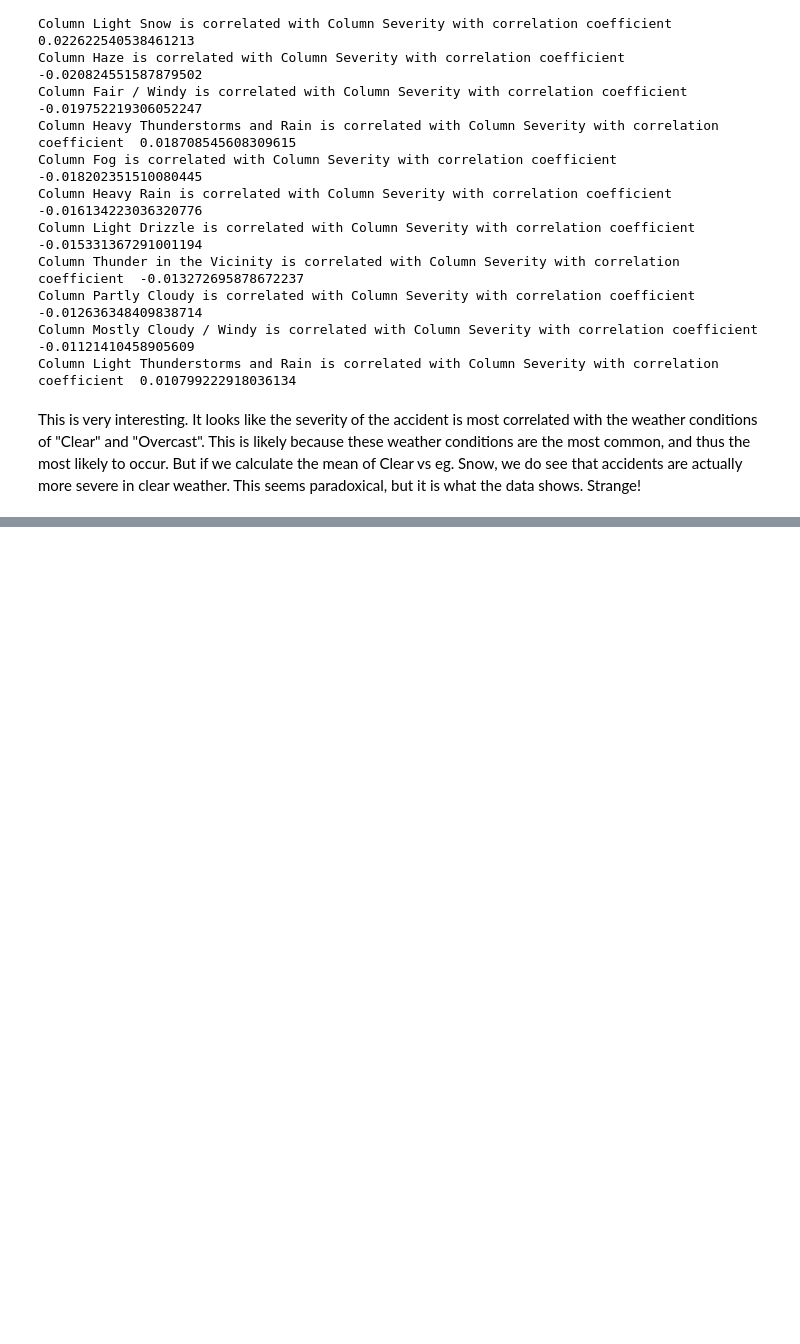
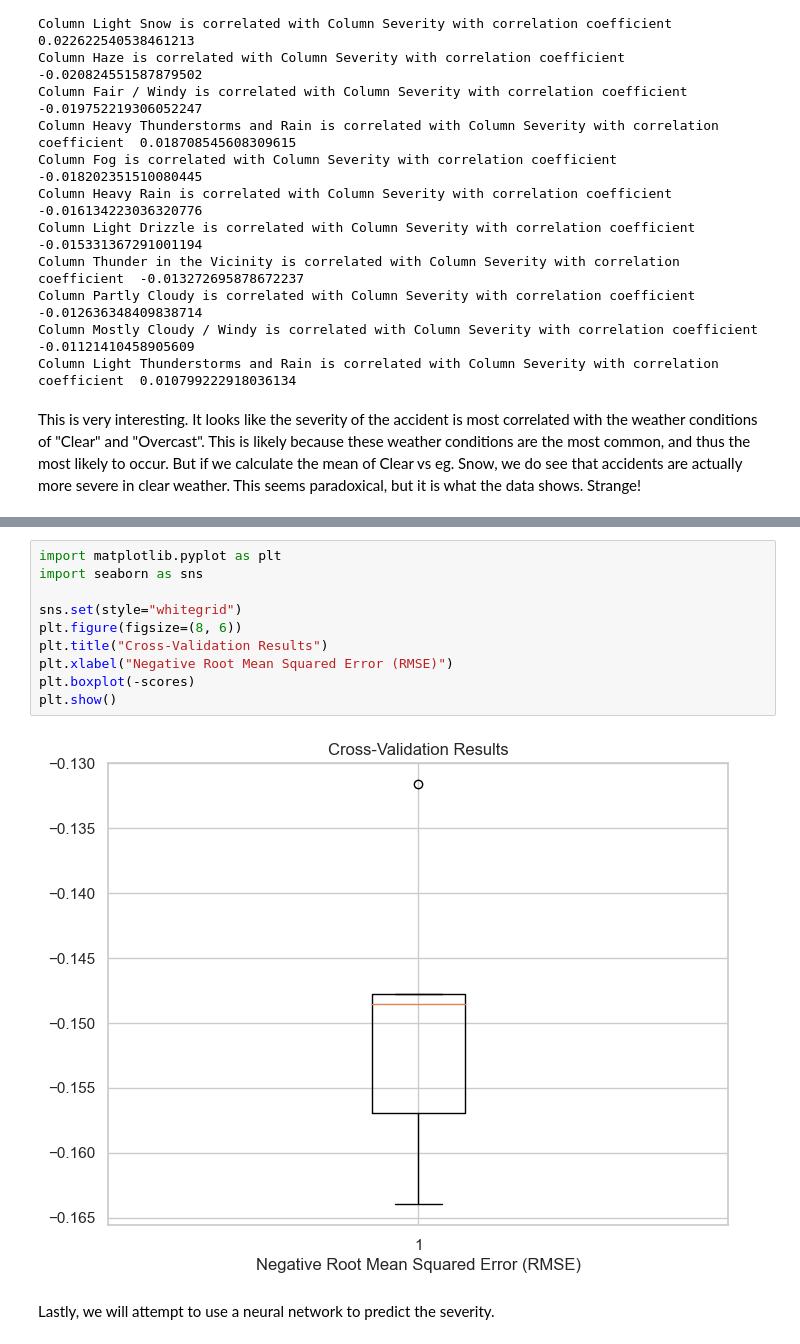
Before and after one commit to sseshadri26/ECE133A-Project, a Jupyter notebook: Project Notebook.ipynb, the cells around one changed output, grey strips where cells are left out. Saved outputs shown, nothing was run; the diff lists cells and outputs as text; blank space fills up the shorter version.

```diff
--- a/Project Notebook.ipynb
+++ b/Project Notebook.ipynb
@@ -557,3 +856,17 @@ Accuracy score for class 4: 0.00%
+# %%
+import matplotlib.pyplot as plt
+import seaborn as sns
+
+sns.set(style="whitegrid")
+plt.figure(figsize=(8, 6))
+plt.title("Cross-Validation Results")
+plt.xlabel("Negative Root Mean Squared Error (RMSE)")
+plt.boxplot(-scores)
+plt.show()
+# %% [output]
+[figure, added]
+# %% [markdown]
+Lastly, we will attempt to use a neural network to predict the severity.
 # %%
 # use keras to train on this instead...
 
```
Also changed, not shown: parts of 26 cells of this notebook, 2 other files.
